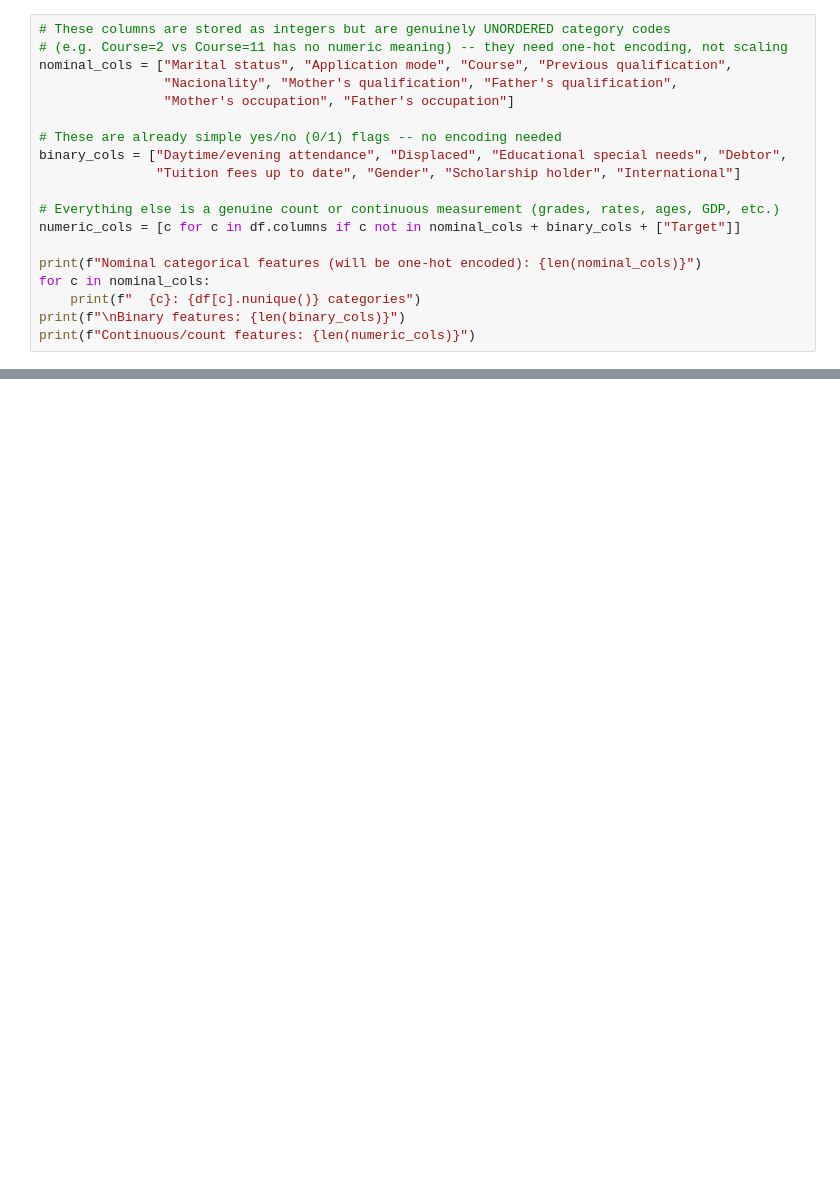
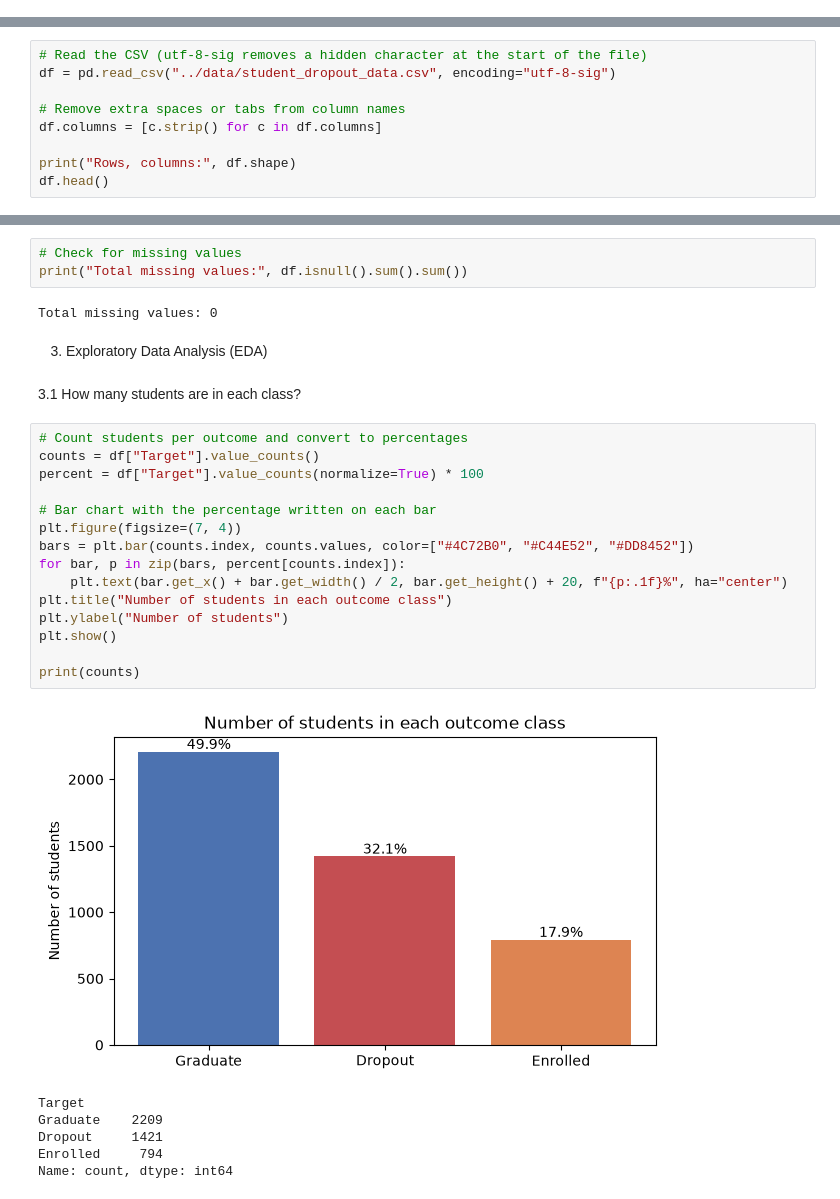
Before and after one commit to dinurperera/IT5022_FML_Assignment_Group, a Jupyter notebook: notebooks/01_eda_preprocessing.ipynb, the cells around one changed output, grey strips where cells are left out. Drawn from its saved outputs; the diff is of its cells as text; blank space fills up the shorter version.

```diff
--- a/notebooks/01_eda_preprocessing.ipynb
+++ b/notebooks/01_eda_preprocessing.ipynb
@@ -134,19 +0,0 @@ Feature types
-# %%
-# These columns are stored as integers but are genuinely UNORDERED category codes
-# (e.g. Course=2 vs Course=11 has no numeric meaning) -- they need one-hot encoding, not scaling
-nominal_cols = ["Marital status", "Application mode", "Course", "Previous qualification",
-                "Nacionality", "Mother's qualification", "Father's qualification",
-                "Mother's occupation", "Father's occupation"]
-
-# These are already simple yes/no (0/1) flags -- no encoding needed
-binary_cols = ["Daytime/evening attendance", "Displaced", "Educational special needs", "Debtor",
-               "Tuition fees up to date", "Gender", "Scholarship holder", "International"]
-
-# Everything else is a genuine count or continuous measurement (grades, rates, ages, GDP, etc.)
-numeric_cols = [c for c in df.columns if c not in nominal_cols + binary_cols + ["Target"]]
-
-print(f"Nominal categorical features (will be one-hot encoded): {len(nominal_cols)}")
-for c in nominal_cols:
-    print(f"  {c}: {df[c].nunique()} categories")
-print(f"\nBinary features: {len(binary_cols)}")
-print(f"Continuous/count features: {len(numeric_cols)}")
@@ -266,0 +32,9 @@ Test class distribution:  [284 159 442]
+# %%
+# Read the CSV (utf-8-sig removes a hidden character at the start of the file)
+df = pd.read_csv("../data/student_dropout_data.csv", encoding="utf-8-sig")
+
+# Remove extra spaces or tabs from column names
+df.columns = [c.strip() for c in df.columns]
+
+print("Rows, columns:", df.shape)
+df.head()
@@ -266,0 +50,31 @@ Test class distribution:  [284 159 442]
+# %%
+# Check for missing values
+print("Total missing values:", df.isnull().sum().sum())
+# %% [output]
+Total missing values: 0
+# %% [markdown]
+3. Exploratory Data Analysis (EDA)
+# %% [markdown]
+3.1 How many students are in each class?
+# %%
+# Count students per outcome and convert to percentages
+counts = df["Target"].value_counts()
+percent = df["Target"].value_counts(normalize=True) * 100
+
+# Bar chart with the percentage written on each bar
+plt.figure(figsize=(7, 4))
+bars = plt.bar(counts.index, counts.values, color=["#4C72B0", "#C44E52", "#DD8452"])
+for bar, p in zip(bars, percent[counts.index]):
+    plt.text(bar.get_x() + bar.get_width() / 2, bar.get_height() + 20, f"{p:.1f}%", ha="center")
+plt.title("Number of students in each outcome class")
+plt.ylabel("Number of students")
+plt.show()
+
+print(counts)
+# %% [output]
+[figure, added]
+Target
+Graduate    2209
+Dropout     1421
+Enrolled     794
+Name: count, dtype: int64
```
Also changed, not shown: parts of 38 cells of this notebook, 5 other files.
